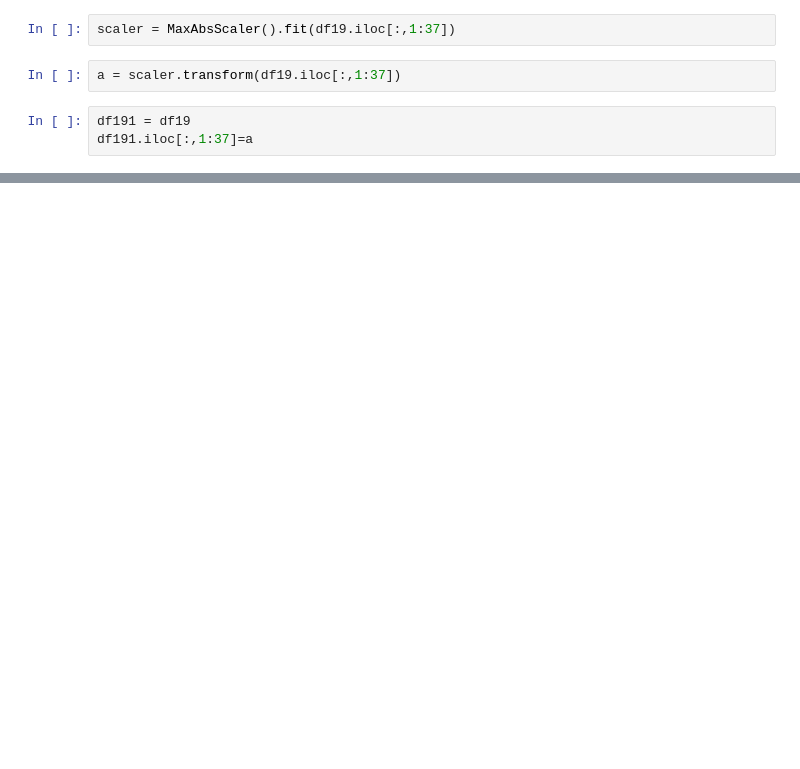
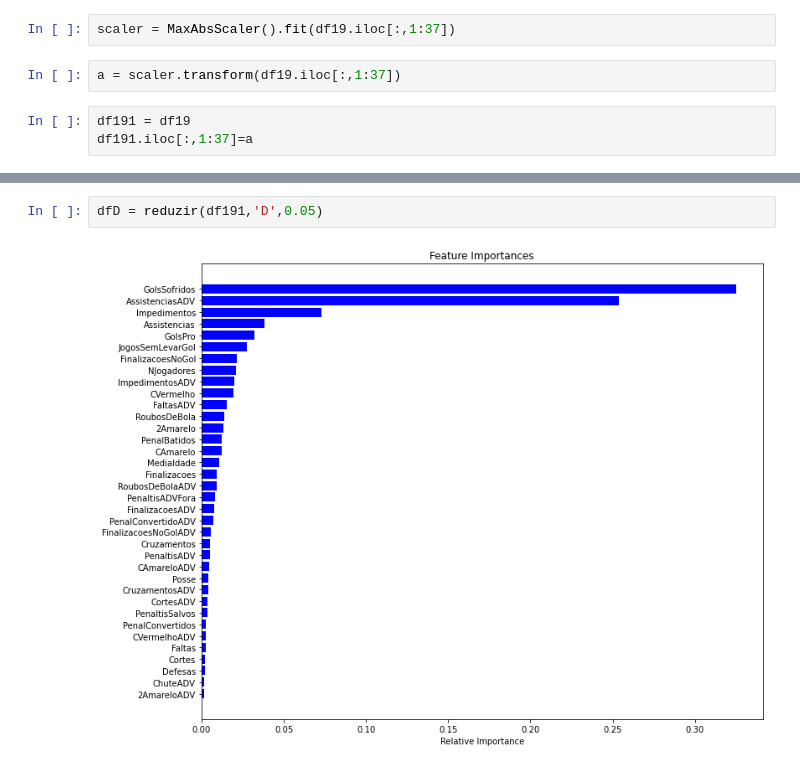
Before and after one commit to CarCesar/AMD, a Jupyter notebook: LIMPEZA E MODELO.ipynb, the cells around one changed output, grey strips where cells are left out. Saved outputs shown, nothing was run; the diff lists cells and outputs as text; blank space fills up the shorter version.

```diff
--- a/LIMPEZA E MODELO.ipynb
+++ b/LIMPEZA E MODELO.ipynb
@@ -155,0 +298,4 @@ GPR: 0.244619 (0.521799)
+# %%
+dfD = reduzir(df191,'D',0.05)
+# %% [output]
+[figure, added]
```
Also changed, not shown: parts of 48 cells of this notebook, 1 other file.
